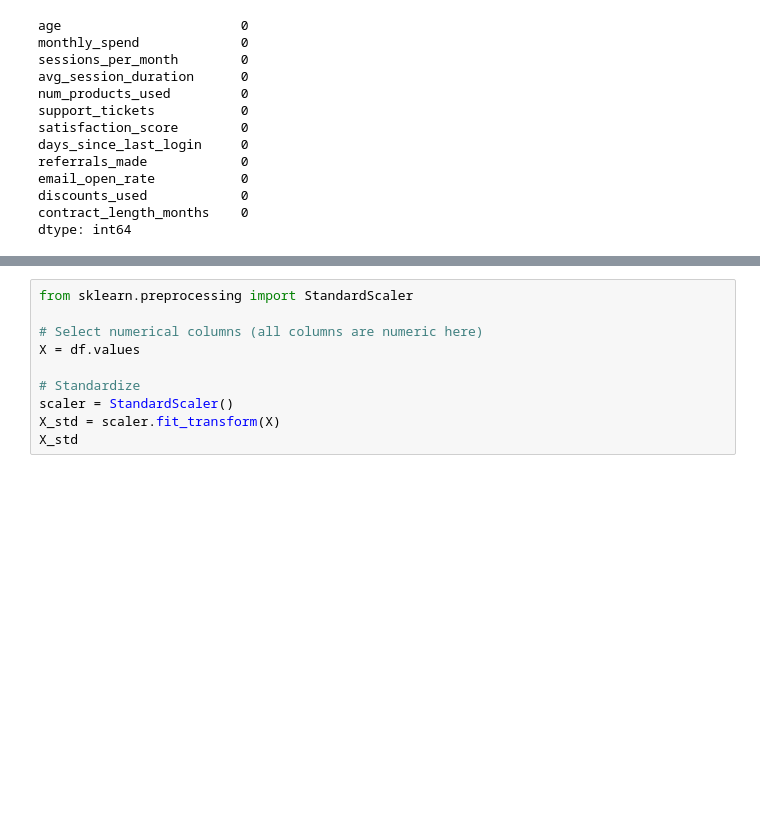
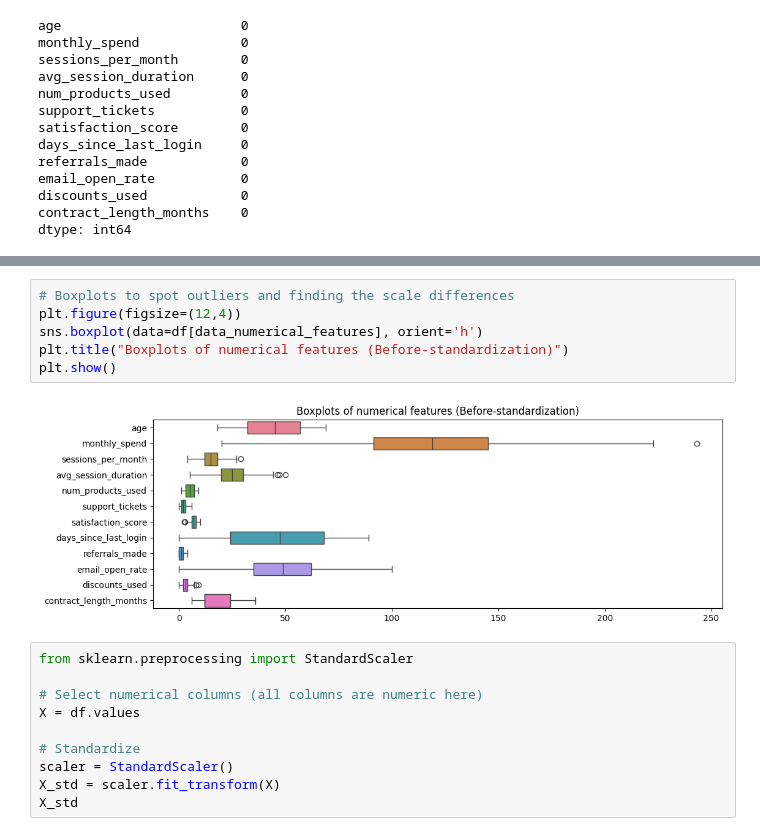
Before and after one commit to decodemarines/DA-2025, a Jupyter notebook: quiz2.ipynb, the cells around one changed output, grey strips where cells are left out. Saved outputs shown, nothing was run; the diff lists cells and outputs as text; blank space fills up the shorter version.

```diff
--- a/quiz2.ipynb
+++ b/quiz2.ipynb
@@ -260,3 +334,11 @@ dtype: int64
+# %%
+# Boxplots to spot outliers and finding the scale differences
+plt.figure(figsize=(12,4))
+sns.boxplot(data=df[data_numerical_features], orient='h')
+plt.title("Boxplots of numerical features (Before-standardization)")
+plt.show()
+# %% [output]
+[figure, added]
 # %%
 from sklearn.preprocessing import StandardScaler
 
```
Also changed, not shown: parts of 6 cells of this notebook.
